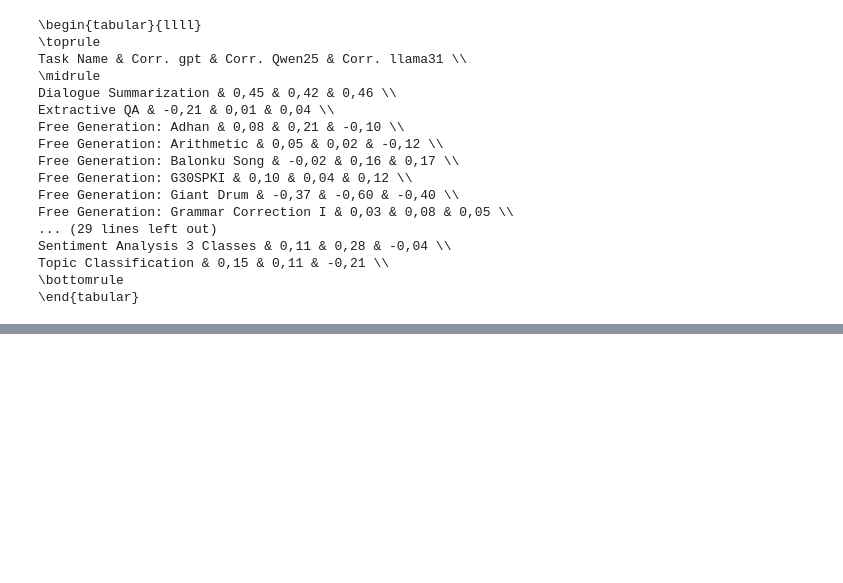
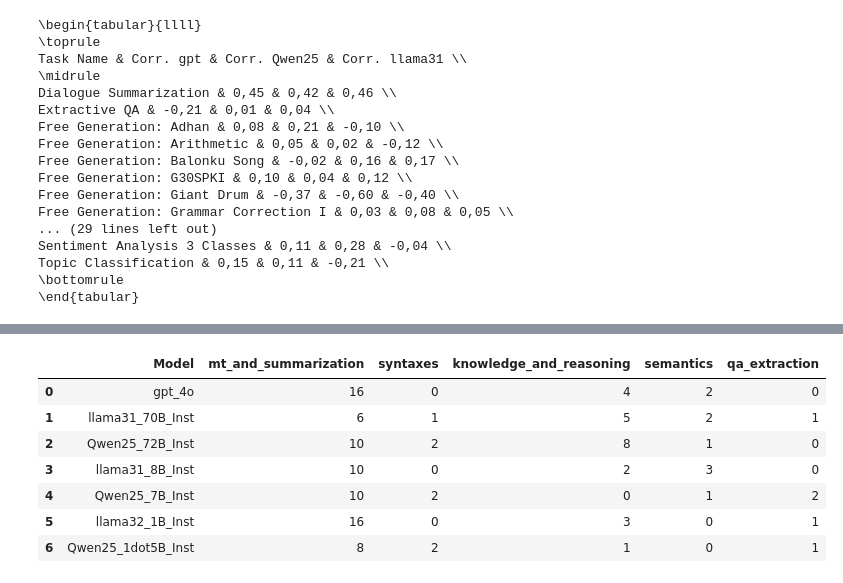
Before and after one commit to rayendito/prompt-fairness, a Jupyter notebook: temporary_scorebind.ipynb, the cells around one changed output, grey strips where cells are left out. Saved outputs shown, nothing was run; the diff lists cells and outputs as text; code cells hidden in the pictures; blank space fills up the shorter version.

Commit message:
updated ttest for tone and grammar

```diff
--- a/temporary_scorebind.ipynb
+++ b/temporary_scorebind.ipynb
@@ -303,9 +309,9 @@ all_tasktype_df['knowledge_and_reasoning']
 # %%
 # propmt LENGTH
 CHAR_COLUMN = 1
-
+presented_model = ["gpt_4o", "Qwen25_72B_Inst", "llama31_70B_Inst"]
 task_corrdf_by_model = {}
-for mmm in all_tasktype_df_by_model.keys():
+for mmm in presented_model:
     task_correlation_df = []
     for tt in task_types:
         taskdf = all_tasktype_df_by_model[mmm][tt].drop(columns=['id'])
@@ -370,3 +376,21 @@ Sentiment Analysis 3 Classes & 0,11 & 0,28 & -0,04 \\
 Topic Classification & 0,15 & 0,11 & -0,21 \\
 \bottomrule
 \end{tabular}
+# %%
+# 0 for TONE, 2 for GRAMMAR
+CHAR_COLUMN = 0
+task_lingcat_scores_by_model = {}
+for mmm in all_tasktype_df_by_model.keys():
+    task_lingcat_scores_by_model[mmm] = {}
+    for tt in task_types:
+        task_lingcat_scores_by_model[mmm][tt] = {}
+        taskdf = all_tasktype_df_by_model[mmm][tt].drop(columns=['id'])
+        cols = list(taskdf.columns)
+        for i in range(0, len(cols), 4):
+            chunk = cols[i:i+4]
+            task_qidx = chunk[-1].split("-")[-2]
+            if not any(task_qidx.startswith(prefix) for prefix in EXCLUDED_SCORES):
+                task_lingcat_scores_by_model[mmm][tt][task_qidx] = {}
+                chunkdf = taskdf[chunk].dropna()
+                for ptone, tone_group in chunkdf.groupby(chunk[CHAR_COLUMN]):
+                    task_lingcat_scores_by_model[mmm][tt][task_qidx][ptone] = tone_group[chunk[-1]].to_list()
@@ -372,0 +474,31 @@ Topic Classification & 0,15 & 0,11 & -0,21 \\
+# %%
+n_Ho_rejects_totalreject_df = []
+n_Ho_rejects_which_df = []
+
+for model in n_Ho_rejects_data:
+    tg_values_total = {}
+    tg_values_which = {}
+    for tg, values in n_Ho_rejects_data[model].items():
+        tg_values_total[tg] = sum(values.values())
+        tg_values_which[tg] = max(values, key=values.get) if values else None
+
+    n_Ho_rejects_totalreject_df.append({
+        "Model" : model,
+        **tg_values_total,
+    })
+
+    n_Ho_rejects_which_df.append({
+        "Model" : model,
+        **tg_values_which,
+    })
+# %%
+pd.DataFrame(n_Ho_rejects_totalreject_df)
+# %% [output]
+|  | Model | mt_and_summarization | syntaxes | knowledge_and_reasoning | semantics | qa_extraction |
+| 0 | gpt_4o | 16 | 0 | 4 | 2 | 0 |
+| 1 | llama31_70B_Inst | 6 | 1 | 5 | 2 | 1 |
+| 2 | Qwen25_72B_Inst | 10 | 2 | 8 | 1 | 0 |
+| 3 | llama31_8B_Inst | 10 | 0 | 2 | 3 | 0 |
+| 4 | Qwen25_7B_Inst | 10 | 2 | 0 | 1 | 2 |
+| 5 | llama32_1B_Inst | 16 | 0 | 3 | 0 | 1 |
+| 6 | Qwen25_1dot5B_Inst | 8 | 2 | 1 | 0 | 1 |
```
Also changed, not shown: parts of 6 cells of this notebook, 1 other file.
